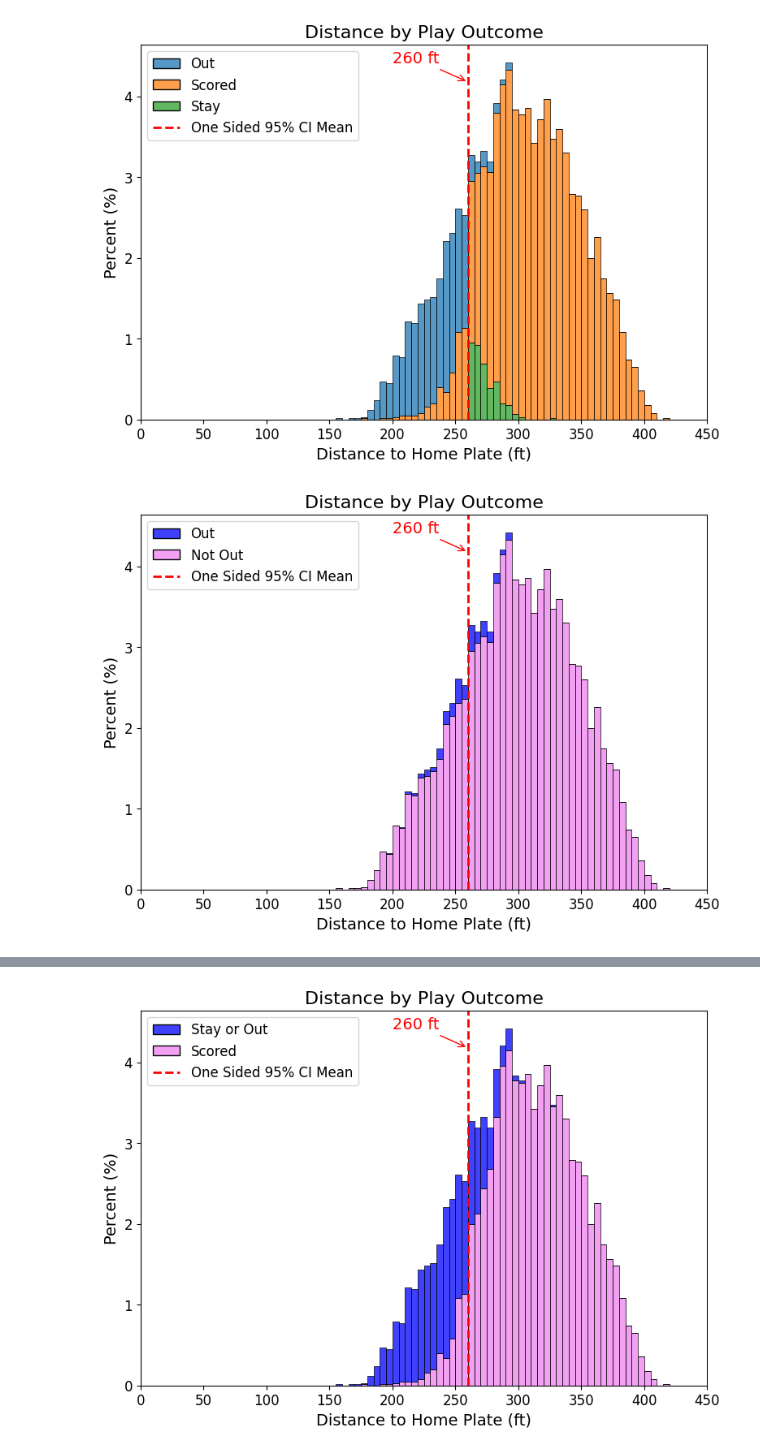
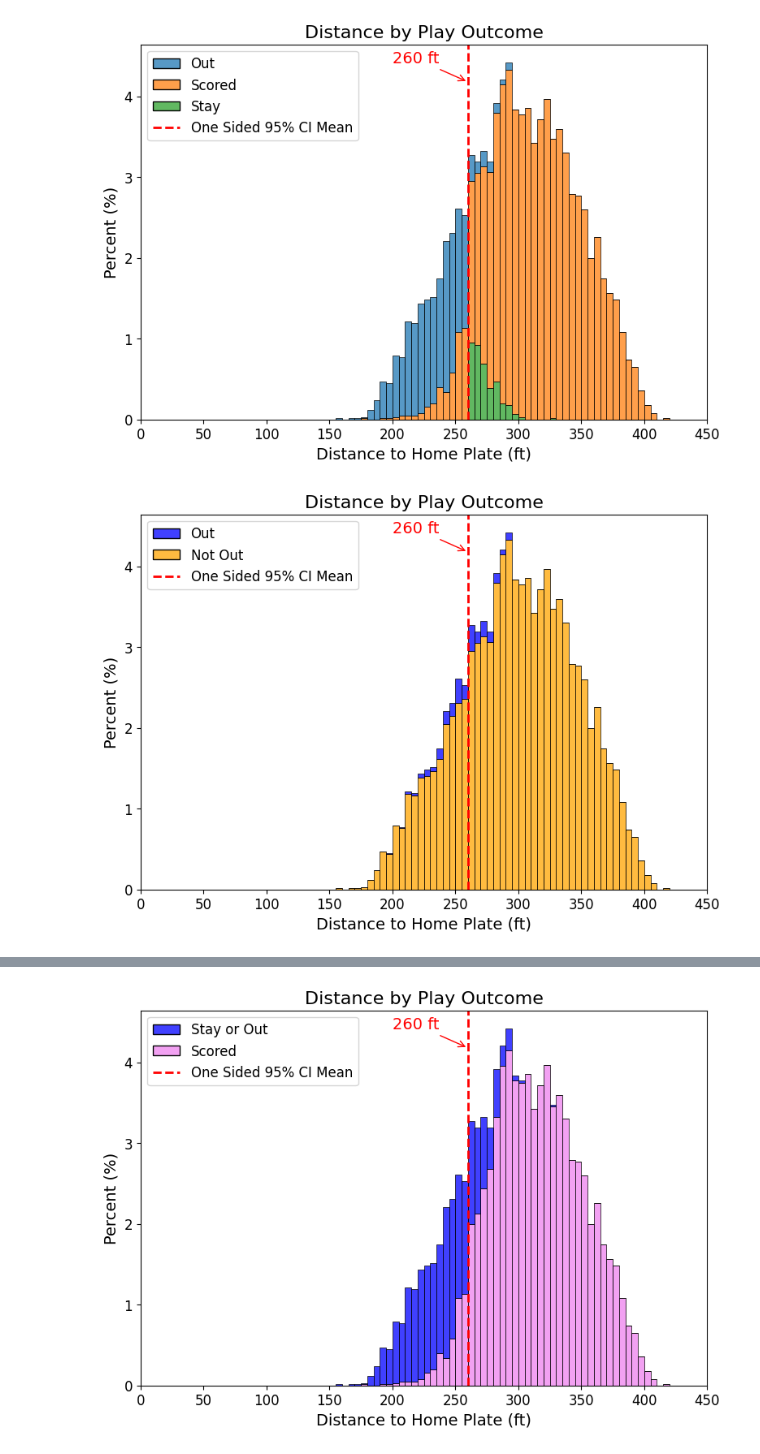
Before and after one commit to Dodgers-Capstone/Sacrifice-Fly-Modeling, a Jupyter notebook: notebooks/eda_censoring.ipynb, the cells around one changed output, grey strips where cells are left out. Saved outputs shown, nothing was run; the diff lists cells and outputs as text; code cells hidden in the pictures.

```diff
--- a/notebooks/eda_censoring.ipynb
+++ b/notebooks/eda_censoring.ipynb
@@ -314,7 +314,7 @@ ax = sns.histplot(data=combined_binary_pd,
                  stat="percent",
                  binrange=(0, 450),
                  binwidth=5,
-                 palette=["blue", "violet"],
+                 palette=["blue", "orange"],
                  multiple="stack")
 
 # Add vertical line and plot annotation
@@ -322,34 +322,34 @@ plt.axvline(x=260, color='red', linestyle='--', linewidth=2)
 plt.annotate('260 ft',
            xy=(260, plt.ylim()[1] * 0.90),
            xytext=(260 - 60, plt.ylim()[1] * 0.95),
            arrowprops=dict(arrowstyle='->', color='red'),
            fontsize=14,
            color='red')
 
 # Save the legend for later
 legend = ax.get_legend()
 handles = legend.legend_handles
 labels = [t.get_text() for t in legend.get_texts()]
 
 # Add the vertical line to the legend
 vline_handle = Line2D([0], [0], color='red', linestyle='--', linewidth=2)
 handles.append(vline_handle)
 labels.append('One Sided 95% CI Mean')
 
 # Create legend with each part
 plt.legend(handles, labels, loc='upper left', fontsize=12, title_fontsize=14)
 
 # Plot Formatting
 plt.title('Distance by Play Outcome', fontsize=16)
 plt.xlabel('Distance to Home Plate (ft)', fontsize=14)
 plt.ylabel('Percent (%)', fontsize=14)
 plt.xticks(fontsize=12)
 plt.yticks(fontsize=12)
 plt.xlim(0, 450)
 
 plt.show()
 # %% [output]
-[figure, old version]
+[figure, new version]
 # %%
 # Create stacked histogram
 plt.figure(figsize=(9, 6))
```
Also changed, not shown: parts of 3 cells of this notebook, 1 other file.
